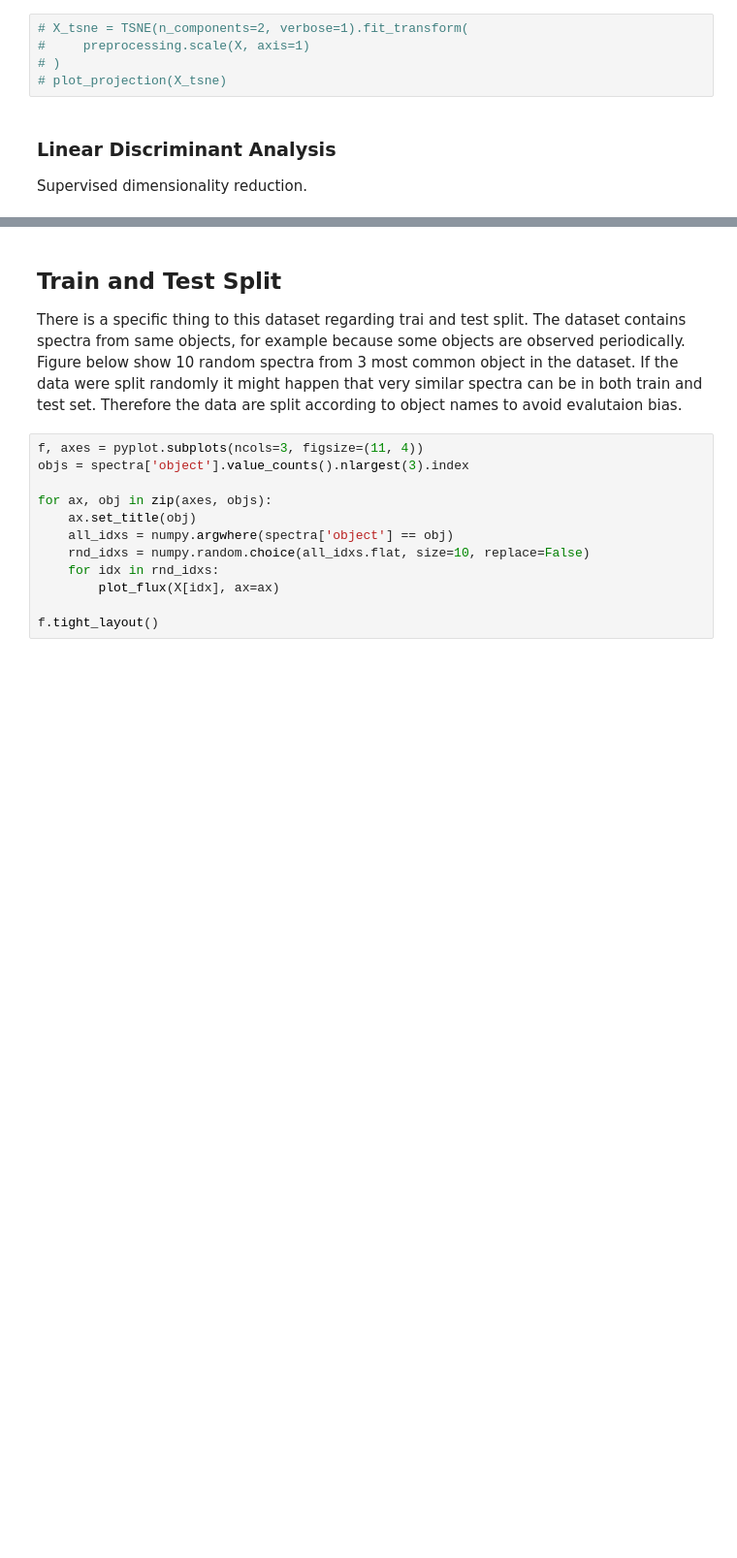
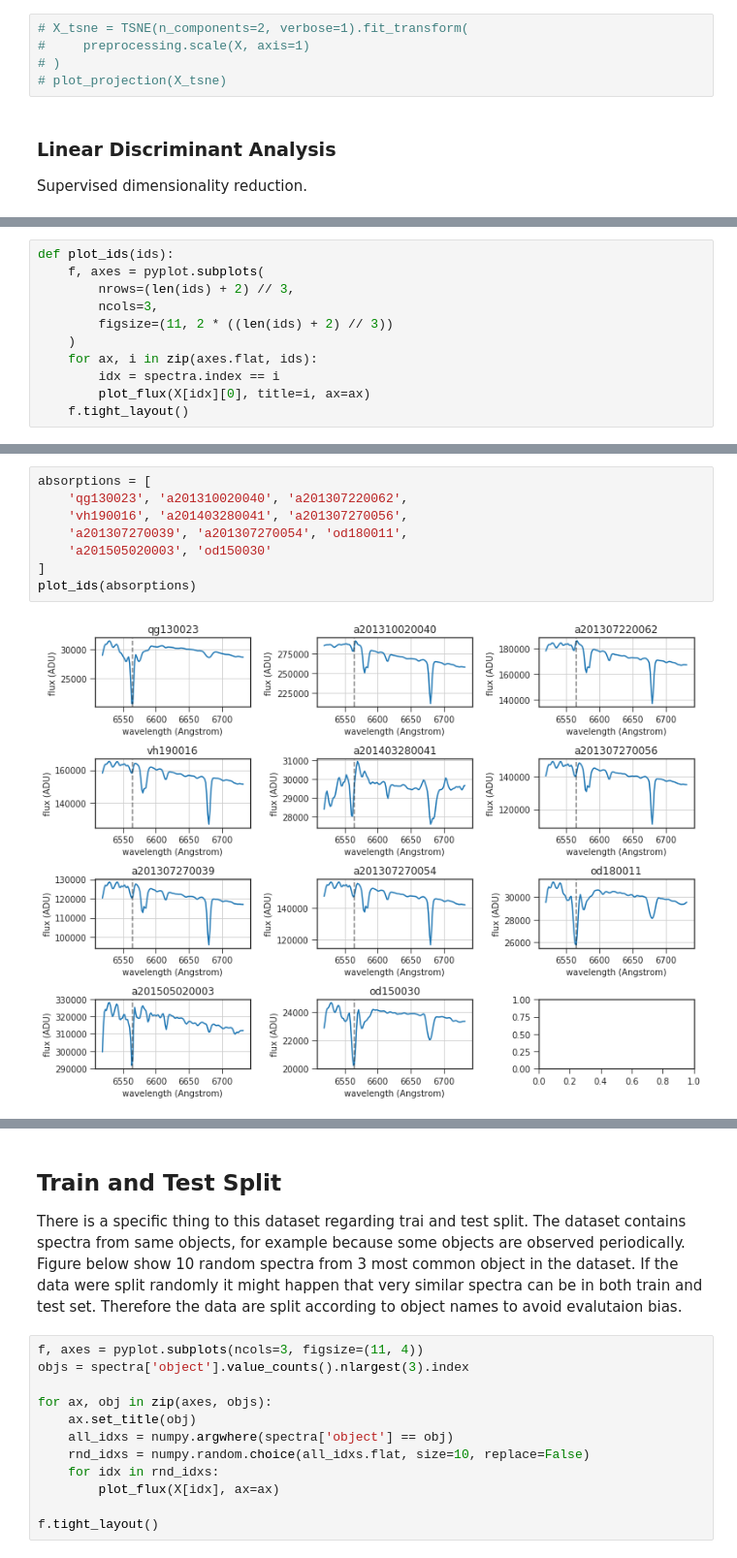
Before and after one commit to podondra/ondrejov-preprocessing, a Jupyter notebook: ondrejov-preprocessing.ipynb, the cells around one changed output, grey strips where cells are left out. Shown at 97% size. Saved outputs shown, nothing was run; the diff lists cells and outputs as text; blank space fills up the shorter version.

```diff
--- a/ondrejov-preprocessing.ipynb
+++ b/ondrejov-preprocessing.ipynb
@@ -241,0 +240,11 @@ Identify incorreclty classified spectra and outliers?
+# %%
+def plot_ids(ids):
+    f, axes = pyplot.subplots(
+        nrows=(len(ids) + 2) // 3,
+        ncols=3,
+        figsize=(11, 2 * ((len(ids) + 2) // 3))
+    )
+    for ax, i in zip(axes.flat, ids):
+        idx = spectra.index == i
+        plot_flux(X[idx][0], title=i, ax=ax)
+    f.tight_layout()
@@ -241,0 +260,10 @@ Identify incorreclty classified spectra and outliers?
+# %%
+absorptions = [
+    'qg130023', 'a201310020040', 'a201307220062',
+    'vh190016', 'a201403280041', 'a201307270056',
+    'a201307270039', 'a201307270054', 'od180011',
+    'a201505020003', 'od150030'
+]
+plot_ids(absorptions)
+# %% [output]
+[figure, added]
```
Also changed, not shown: parts of 17 cells of this notebook.
